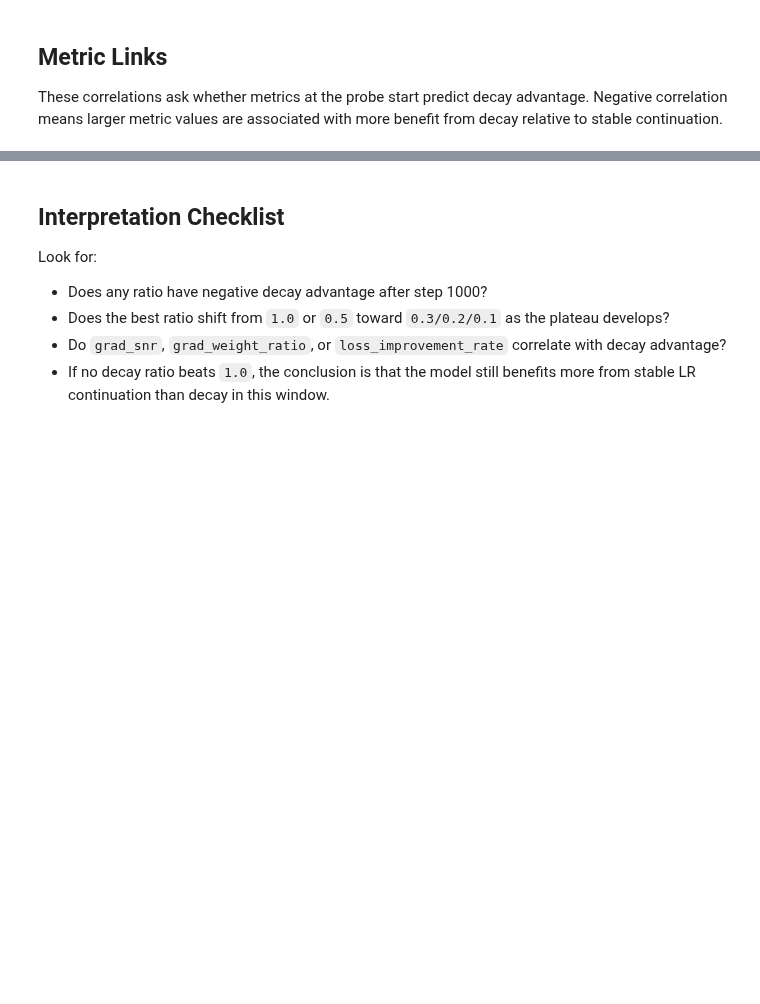
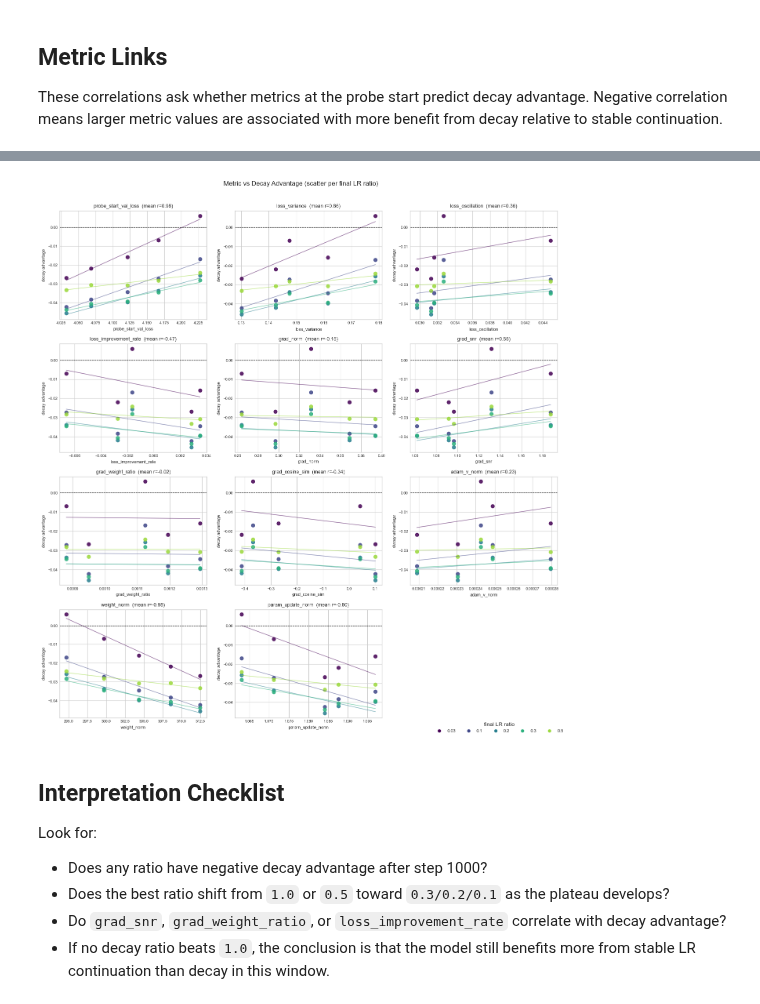
Before and after one commit to Duckymini/wsd_metric_triggered, a Jupyter notebook: notebooks/plateau_decay_amount_metrics_analysis.ipynb, the cells around one changed output, grey strips where cells are left out. Saved outputs shown, nothing was run; the diff lists cells and outputs as text; code cells hidden in the pictures; blank space fills up the shorter version.

```diff
--- a/notebooks/plateau_decay_amount_metrics_analysis.ipynb
+++ b/notebooks/plateau_decay_amount_metrics_analysis.ipynb
@@ -201,3 +283,45 @@ if not metric_corr.empty:
+# %%
+# --- Scatter plots: each metric vs decay_advantage, one subplot per metric ---
+if not metric_corr.empty:
+    ratios = sorted(adv["final_lr_ratio"].unique())
+    colors = plt.cm.viridis(np.linspace(0, 0.85, len(ratios)))
+    ratio_color = dict(zip(ratios, colors))
+
+    ncols = 3
+    nrows = -(-len(metric_cols) // ncols)  # ceil division
+    fig, axes = plt.subplots(nrows, ncols, figsize=(ncols * 4.5, nrows * 3.5))
+    axes = axes.flatten()
+
+    for idx, metric in enumerate(metric_cols):
+        ax = axes[idx]
+        if metric not in adv.columns:
+            ax.set_visible(False)
+            continue
+        for ratio, color in ratio_color.items():
+            group = adv[adv["final_lr_ratio"] == ratio].dropna(subset=[metric, "decay_advantage"])
+            ax.scatter(group[metric], group["decay_advantage"], color=color, label=f"{ratio:g}", s=40, alpha=0.85)
+            if len(group) >= 2:
+                m, b = np.polyfit(group[metric], group["decay_advantage"], 1)
+                xs = np.array([group[metric].min(), group[metric].max()])
+                ax.plot(xs, m * xs + b, color=color, linewidth=1, alpha=0.6)
+        ax.axhline(0, color="black", linewidth=0.8, linestyle="--")
+        ax.set_xlabel(metric, fontsize=8)
+        ax.set_ylabel("decay advantage", fontsize=8)
+        ax.tick_params(labelsize=7)
+        r_vals = metric_corr[metric_corr["metric"] == metric].set_index("final_lr_ratio")["pearson_r"]
+        mean_r = r_vals.mean() if not r_vals.empty else float("nan")
+        ax.set_title(f"{metric}  (mean r={mean_r:.2f})", fontsize=9)
+
+    for idx in range(len(metric_cols), len(axes)):
+        axes[idx].set_visible(False)
+
+    handles = [plt.Line2D([0], [0], marker="o", color="w", markerfacecolor=ratio_color[r], markersize=7, label=f"{r:g}") for r in ratios]
+    fig.legend(handles=handles, title="final LR ratio", loc="lower right", ncols=len(ratios), fontsize=8)
+    fig.suptitle("Metric vs Decay Advantage (scatter per final LR ratio)", fontsize=12, y=1.01)
+    plt.tight_layout()
+    plt.show()
+# %% [output]
+[figure, added]
 # %% [markdown]
 ## Interpretation Checklist
 
```
Also changed, not shown: parts of 8 cells of this notebook.
